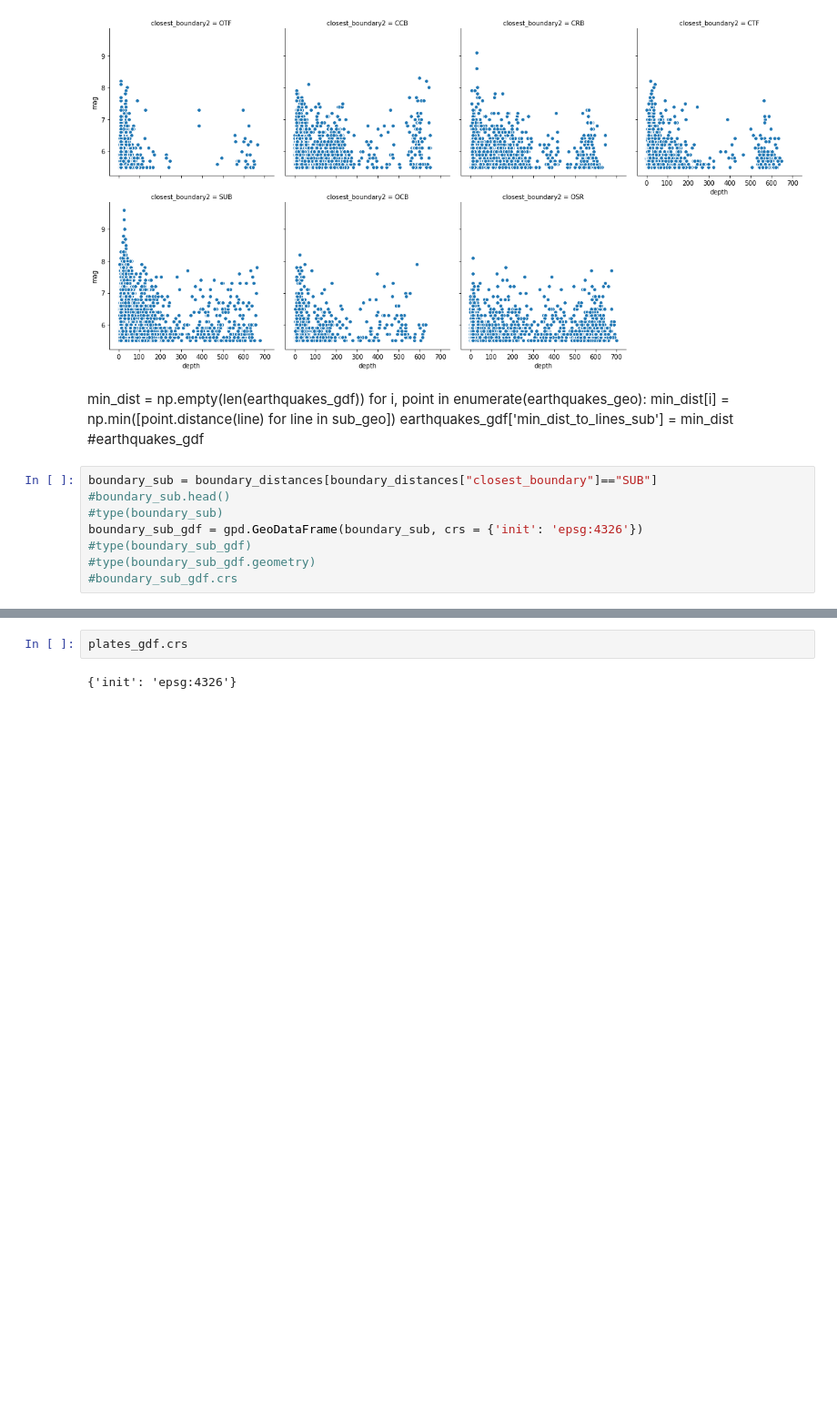
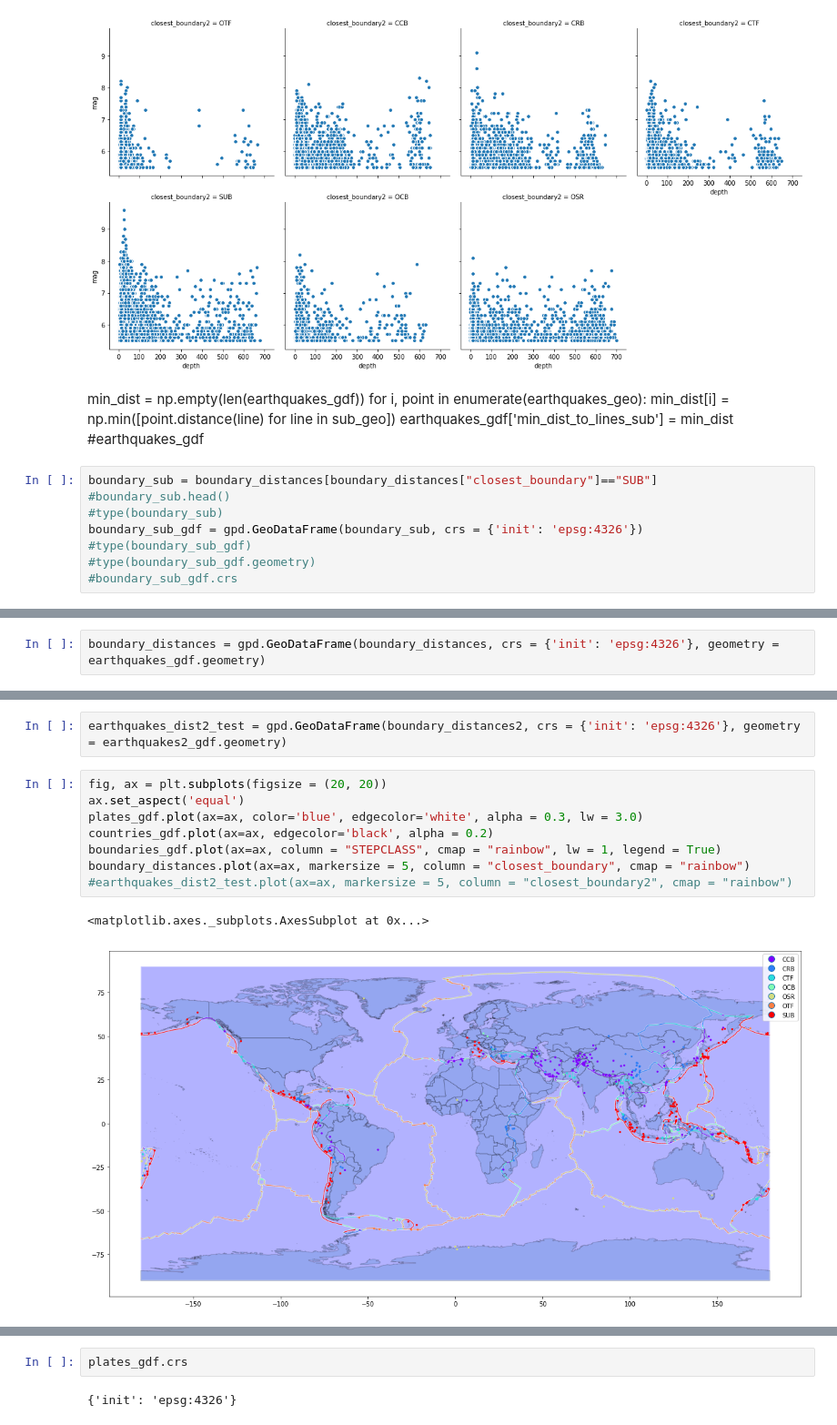
Before and after one commit to smitamisra/StrikingRobo_Earthquakes, a Jupyter notebook: MR_DQ3_2.ipynb, the cells around one changed output, grey strips where cells are left out. Shown at 91% size. Saved outputs shown, nothing was run; the diff lists cells and outputs as text; blank space fills up the shorter version.

Commit message:
Minor changes, Plot points according to boundary proximity to geopandas map.

```diff
--- a/MR_DQ3_2.ipynb
+++ b/MR_DQ3_2.ipynb
@@ -622,0 +619,2 @@ pandas.core.series.Series
+# %%
+boundary_distances = gpd.GeoDataFrame(boundary_distances, crs = {'init': 'epsg:4326'}, geometry = earthquakes_gdf.geometry)
@@ -622,0 +631,13 @@ pandas.core.series.Series
+# %%
+earthquakes_dist2_test = gpd.GeoDataFrame(boundary_distances2, crs = {'init': 'epsg:4326'}, geometry = earthquakes2_gdf.geometry)
+# %%
+fig, ax = plt.subplots(figsize = (20, 20))
+ax.set_aspect('equal')
+plates_gdf.plot(ax=ax, color='blue', edgecolor='white', alpha = 0.3, lw = 3.0)
+countries_gdf.plot(ax=ax, edgecolor='black', alpha = 0.2)
+boundaries_gdf.plot(ax=ax, column = "STEPCLASS", cmap = "rainbow", lw = 1, legend = True)
+boundary_distances.plot(ax=ax, markersize = 5, column = "closest_boundary", cmap = "rainbow")
+#earthquakes_dist2_test.plot(ax=ax, markersize = 5, column = "closest_boundary2", cmap = "rainbow")
+# %% [output]
+<matplotlib.axes._subplots.AxesSubplot at 0x...>
+[figure, added]
```
Also changed, not shown: parts of 22 cells of this notebook, 1 other file.
